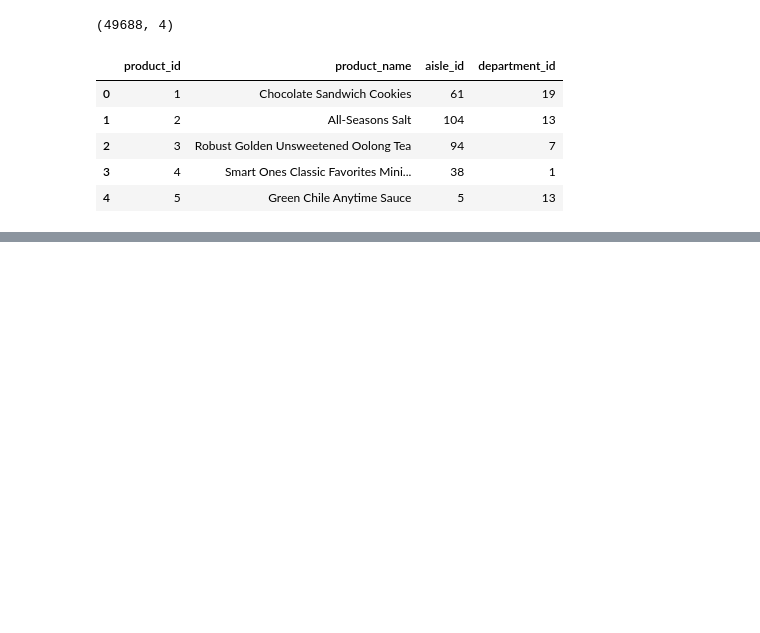
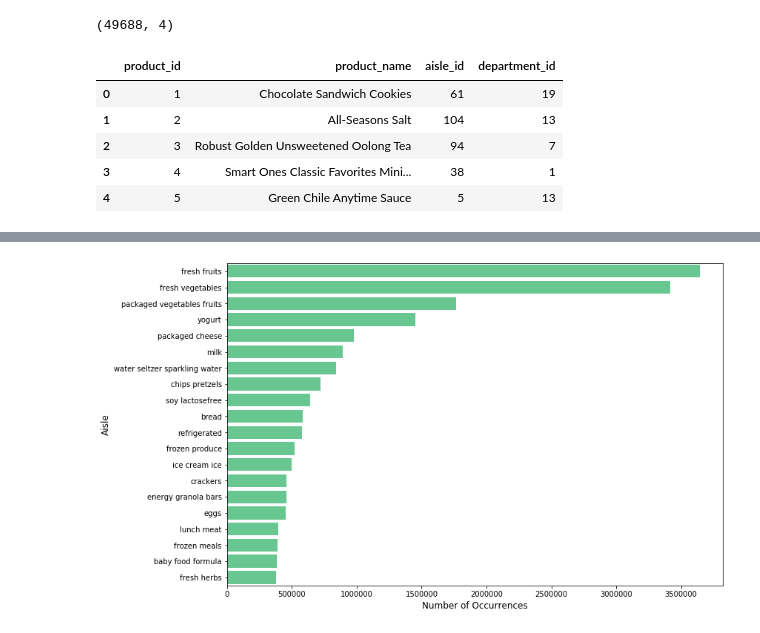
Before and after one commit to poojasahare/Python-project, a Jupyter notebook: Market Basket Analysis.ipynb, the cells around one changed output, grey strips where cells are left out. Saved outputs shown, nothing was run; the diff lists cells and outputs as text; code cells hidden in the pictures; blank space fills up the shorter version.

```diff
--- a/Market Basket Analysis.ipynb
+++ b/Market Basket Analysis.ipynb
@@ -6,12 +20,12 @@ import seaborn as sns
 Acquire data from kaggle: 2 + 3 = 5 pts <br/>
 This dataset is available on kaggle: https://www.kaggle.com/c/instacart-market-basket-analysis/data
 # %%
-aisles=pd.read_csv('C:/Users/pooja/Desktop/8090 Python/Final project/Data/aisles.csv')
-dep=pd.read_csv('C:/Users/pooja/Desktop/8090 Python/Final project/Data/departments.csv')
-order_prod_prior=pd.read_csv('C:/Users/pooja/Desktop/8090 Python/Final project/Data/order_products__prior.csv')
-order_prod_train=pd.read_csv('C:/Users/pooja/Desktop/8090 Python/Final project/Data/order_products__train.csv')
-order=pd.read_csv('C:/Users/pooja/Desktop/8090 Python/Final project/Data/orders.csv')
-prod=pd.read_csv('C:/Users/pooja/Desktop/8090 Python/Final project/Data/products.csv')
+aisles=pd.read_csv('aisles.csv')
+dep=pd.read_csv('departments.csv')
+order_prod_prior=pd.read_csv('order_products__prior.csv')
+order_prod_train=pd.read_csv('order_products__train.csv')
+order=pd.read_csv('orders.csv')
+prod=pd.read_csv('products.csv')
 # %%
 print(aisles.shape)
 aisles.head()
@@ -167,0 +192,7 @@ prod.head()
+# %%
+#order_prod_prior=pd.read_csv('order_products__prior.csv')
+order_prod_prior = pd.merge(order_prod_prior, prod, on='product_id', how='left')
+order_prod_prior = pd.merge(order_prod_prior, aisles, on='aisle_id', how='left')
+#order_prod_prior = pd.merge(order_prod_prior, dep, on='department_id', how='left')
+order_prod_prior.head()
+#aisles.head()
@@ -167,0 +209,10 @@ prod.head()
+# %%
+cnt_srs = order_prod_prior['aisle'].value_counts().head(20)
+plt.figure(figsize=(12,8))
+sns.barplot( cnt_srs.values,cnt_srs.index, alpha=0.8,orient='h',color="#2ecc71")# palette="muted")
+plt.xlabel('Number of Occurrences', fontsize=12)
+plt.ylabel('Aisle', fontsize=12)
+#plt.xticks(rotation='vertical')
+plt.show()
+# %% [output]
+[figure, added]
```
Also changed, not shown: parts of 36 cells of this notebook.
